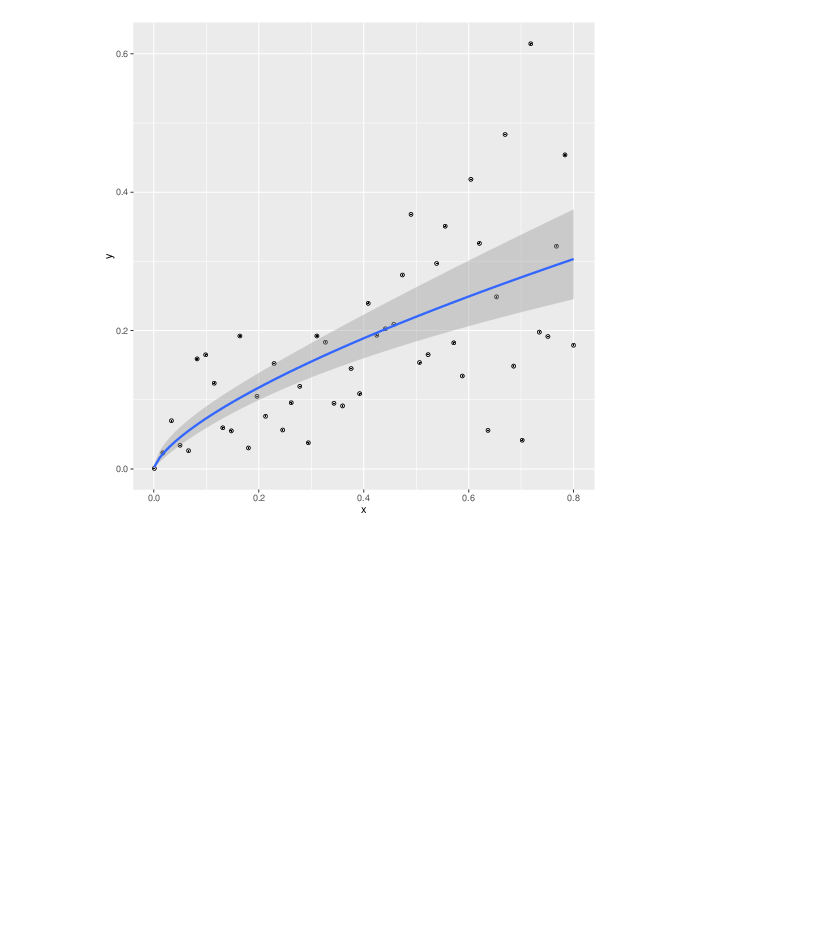
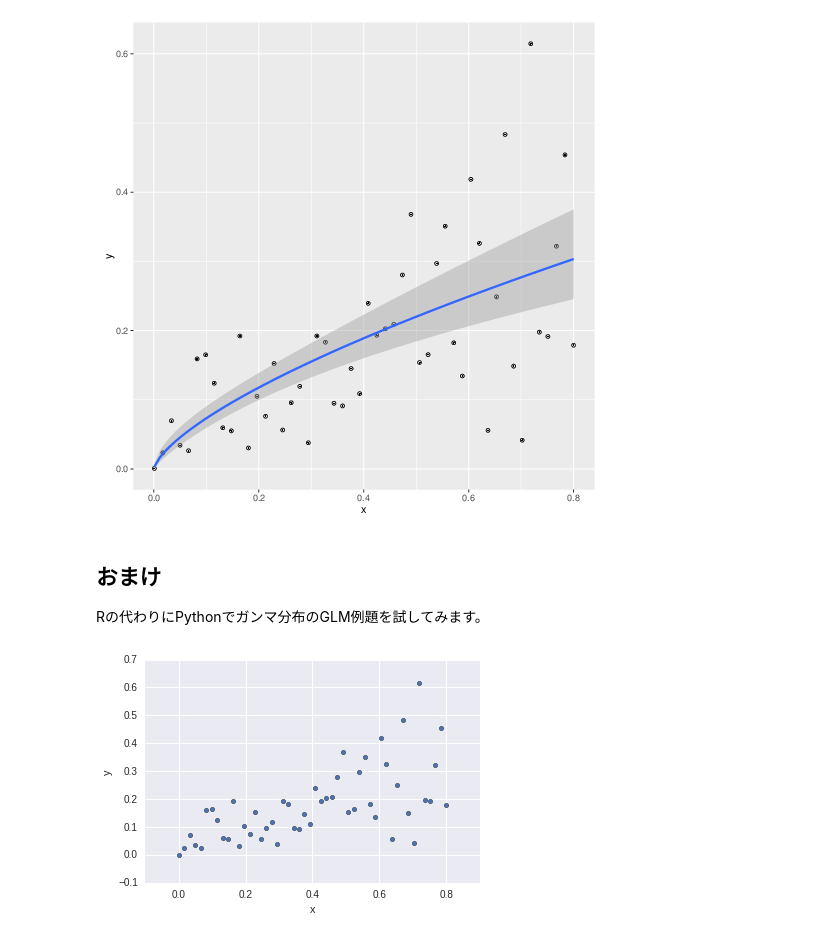
Before and after one commit to take-pwave/notebook, a Jupyter notebook: kubo-book/kubo_book_chap6.ipynb, the cells around one changed output. Drawn from its saved outputs; the diff is of its cells as text; code cells hidden in the pictures; blank space fills up the shorter version.

```diff
--- a/kubo-book/kubo_book_chap6.ipynb
+++ b/kubo-book/kubo_book_chap6.ipynb
@@ -475,3 +479,16 @@ r('plot(p)')
 postGraph(graph)
 # %% [output]
 [figure]
+# %% [markdown]
+## おまけ
+Rの代わりにPythonでガンマ分布のGLM例題を試してみます。
+# %%
+# Rからsageにデータを取り込みます。
+d = RDf2PandaDf("d")
+# 結果のプロットを簡単にするために、xでソートしたデータをdにセット
+d = d.sort_values(by=['x'])
+# 分布をプロット
+d.plot(kind='scatter', x='x', y='y')
+plt.show()
+# %% [output]
+[figure, added]
```
Also changed, not shown: parts of 8 cells of this notebook, 1 other file.
